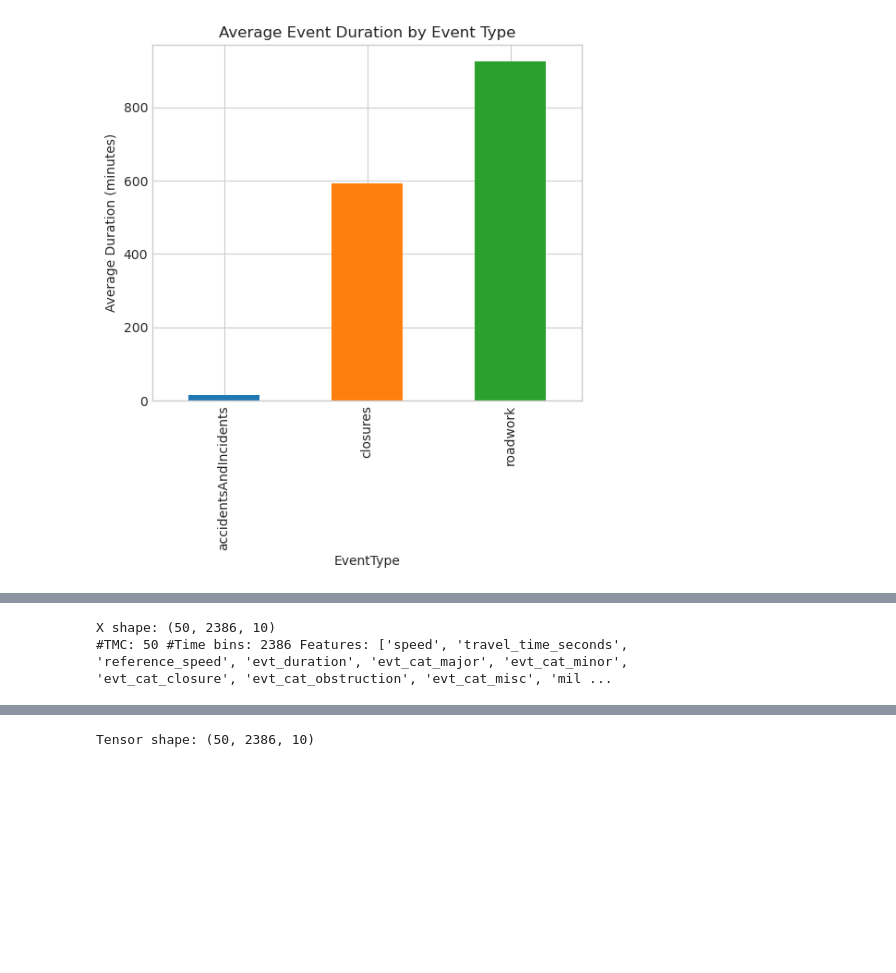
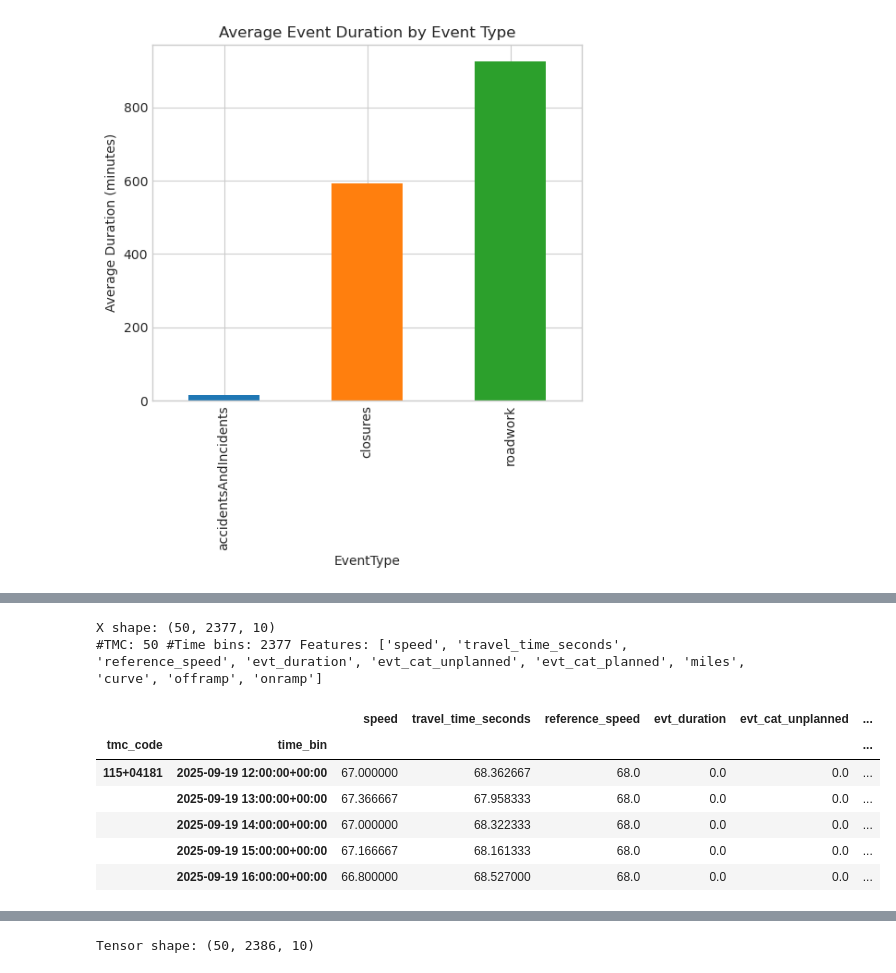
Before and after one commit to kdona/fall-2025-traffic-prediction, a Jupyter notebook: notebooks/i10_training_data.ipynb, the cells around one changed output, grey strips where cells are left out. Cells and saved outputs as stored; diff of their text form; code cells hidden in the pictures; blank space fills up the shorter version.

```diff
--- a/notebooks/i10_training_data.ipynb
+++ b/notebooks/i10_training_data.ipynb
@@ -468,8 +540,32 @@ X_full[evt_cols] = X_full[evt_cols].fillna(0)
 miles_map = df_tmc.drop_duplicates('tmc').set_index('tmc')['miles'].astype(float)
 X_full['miles'] = X_full.index.get_level_values(group_col).map(miles_map)
 
-# Final feature list (measurements + event features + miles)
-features = value_cols + evt_cols + ['miles']
+# NEW: Map tmc_tags dict into per-TMC indicator columns and add to X_full
+tmc_base = df_tmc.drop_duplicates('tmc').set_index('tmc')
+tag_cols = []
+if 'tmc_tags' in tmc_base.columns:
+    # Expand dicts to columns while preserving TMC index
+    tags_norm = (
+        tmc_base['tmc_tags']
+        .apply(lambda v: v if isinstance(v, dict) else {})  # ensure dict
+        .apply(pd.Series)
+        .fillna(0)
+    )
+    # Ensure numeric 0/1
+    tags_norm = tags_norm.apply(pd.to_numeric, errors='coerce').fillna(0).astype(int)
+
+    tag_cols = tags_norm.columns.tolist()
+
+    # Map each tag column to X_full by tmc_code (constant across time)
+    tmc_idx = X_full.index.get_level_values(group_col)
+    for col in tag_cols:
+        mapping = tags_norm[col].to_dict()  # keys are TMC codes
+        X_full[col] = tmc_idx.map(mapping).fillna(0).astype(int)
+else:
+    print("Warning: 'tmc_tags' not found in df_tmc; no TMC tag features added.")
+
+# Final feature list (measurements + event features + miles + tmc tag features)
+features = value_cols + evt_cols + ['miles'] + tag_cols
 
 X = X_full[features].to_numpy().reshape(len(tmcs), len(times), len(features))
 
@@ -481,8 +577,18 @@ X_features = features
 print("X shape:", X.shape)
 print("#TMC:", len(X_tmc_index), "#Time bins:", len(X_time_index), "Features:", X_features)
 # %% [output]
-X shape: (50, 2386, 10)
-#TMC: 50 #Time bins: 2386 Features: ['speed', 'travel_time_seconds', 'reference_speed', 'evt_duration', 'evt_cat_major', 'evt_cat_minor', 'evt_cat_closure', 'evt_cat_obstruction', 'evt_cat_misc', 'mil ...
+X shape: (50, 2377, 10)
+#TMC: 50 #Time bins: 2377 Features: ['speed', 'travel_time_seconds', 'reference_speed', 'evt_duration', 'evt_cat_unplanned', 'evt_cat_planned', 'miles', 'curve', 'offramp', 'onramp']
+# %%
+X_full[11800:11805]
+# %% [output]
+|  |  | speed | travel_time_seconds | reference_speed | evt_duration | evt_cat_unplanned | ... |
+| tmc_code | time_bin |  |  |  |  |  | ... |
+| 115+04181 | 2025-09-19 12:00:00+00:00 | 67.000000 | 68.362667 | 68.0 | 0.0 | 0.0 | ... |
+|  | 2025-09-19 13:00:00+00:00 | 67.366667 | 67.958333 | 68.0 | 0.0 | 0.0 | ... |
+|  | 2025-09-19 14:00:00+00:00 | 67.000000 | 68.322333 | 68.0 | 0.0 | 0.0 | ... |
+|  | 2025-09-19 15:00:00+00:00 | 67.166667 | 68.161333 | 68.0 | 0.0 | 0.0 | ... |
+|  | 2025-09-19 16:00:00+00:00 | 66.800000 | 68.527000 | 68.0 | 0.0 | 0.0 | ... |
 # %%
 X_full[features].sum()
 # %% [output]
```
Also changed, not shown: parts of 12 cells of this notebook, 22 other files.
